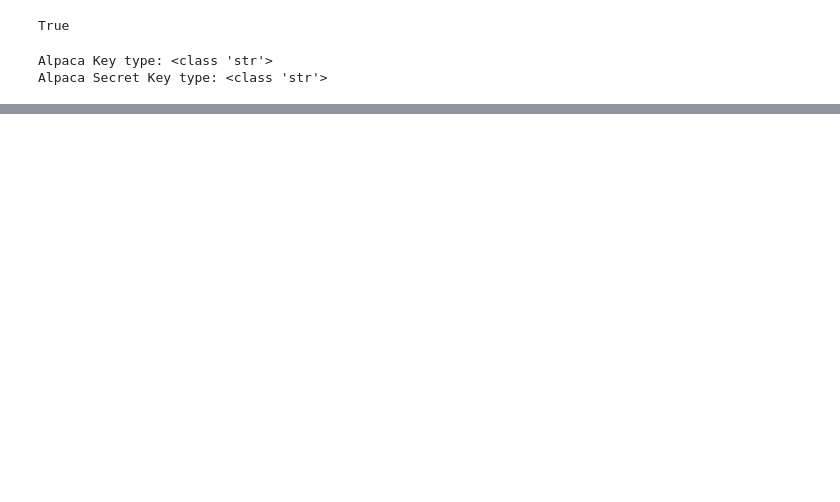
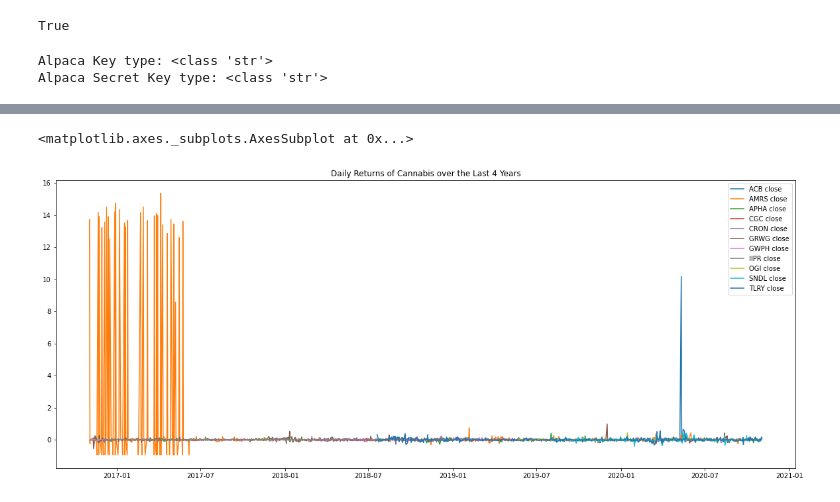
Before and after one commit to jtmcginley123/project-one, a Jupyter notebook: notebooks/nami.ipynb, the cells around one changed output, grey strips where cells are left out. Drawn from its saved outputs; the diff is of its cells as text; code cells hidden in the pictures; blank space fills up the shorter version.

```diff
--- a/notebooks/nami.ipynb
+++ b/notebooks/nami.ipynb
@@ -59,0 +62,4 @@ close
+# %%
+df_daily_returns = df_closing_prices.pct_change()
+
+df_daily_returns
@@ -59,0 +80,5 @@ close
+# %%
+df_daily_returns.plot(title="Daily Returns of Cannabis over the Last 4 Years", figsize=(20,8))
+# %% [output]
+<matplotlib.axes._subplots.AxesSubplot at 0x...>
+[figure, added]
```
Also changed, not shown: parts of 5 cells of this notebook, 1 other file.
